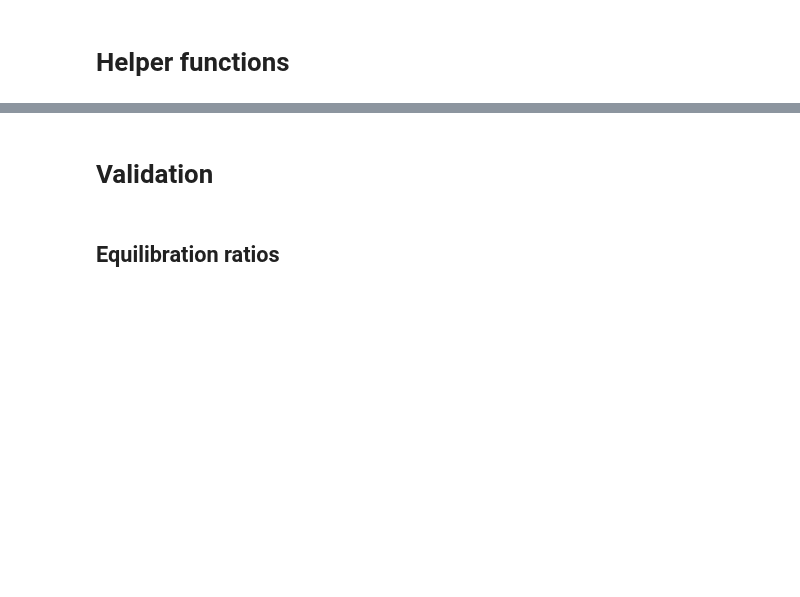
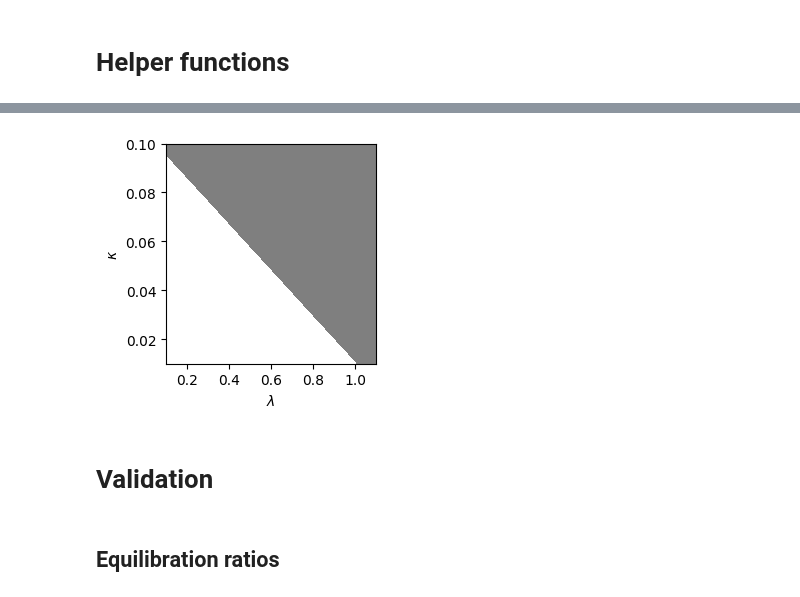
Before and after one commit to uschille/LBMeX, a Jupyter notebook: src_lbm/binary/analysis.ipynb, the cells around one changed output, grey strips where cells are left out. Saved outputs shown, nothing was run; the diff lists cells and outputs as text; code cells hidden in the pictures; blank space fills up the shorter version.

```diff
--- a/src_lbm/binary/analysis.ipynb
+++ b/src_lbm/binary/analysis.ipynb
@@ -126,3 +146,14 @@ def make_bins(to_bin1, binsize, to_bin2 = None):
+# %%
+fig, ax = plt.subplots(1, 1, figsize = (3, 3))
+
+im = ax.contourf(CHI, KAPPA, valid_areas, levels = 1, colors = ['tab:gray', 'w'])
+# im = ax.pcolor(CHI, KAPPA, cs2kmax, vmin = 0, vmax = 5/9, cmap = "magma")
+ax.set_xlabel(r"$\lambda$")
+ax.set_ylabel(r"$\kappa$")
+
+fig.tight_layout()
+# %% [output]
+[figure, added]
 # %% [markdown]
 # Validation
 # %% [markdown]
```
Also changed, not shown: parts of 12 cells of this notebook, 3 other files.
